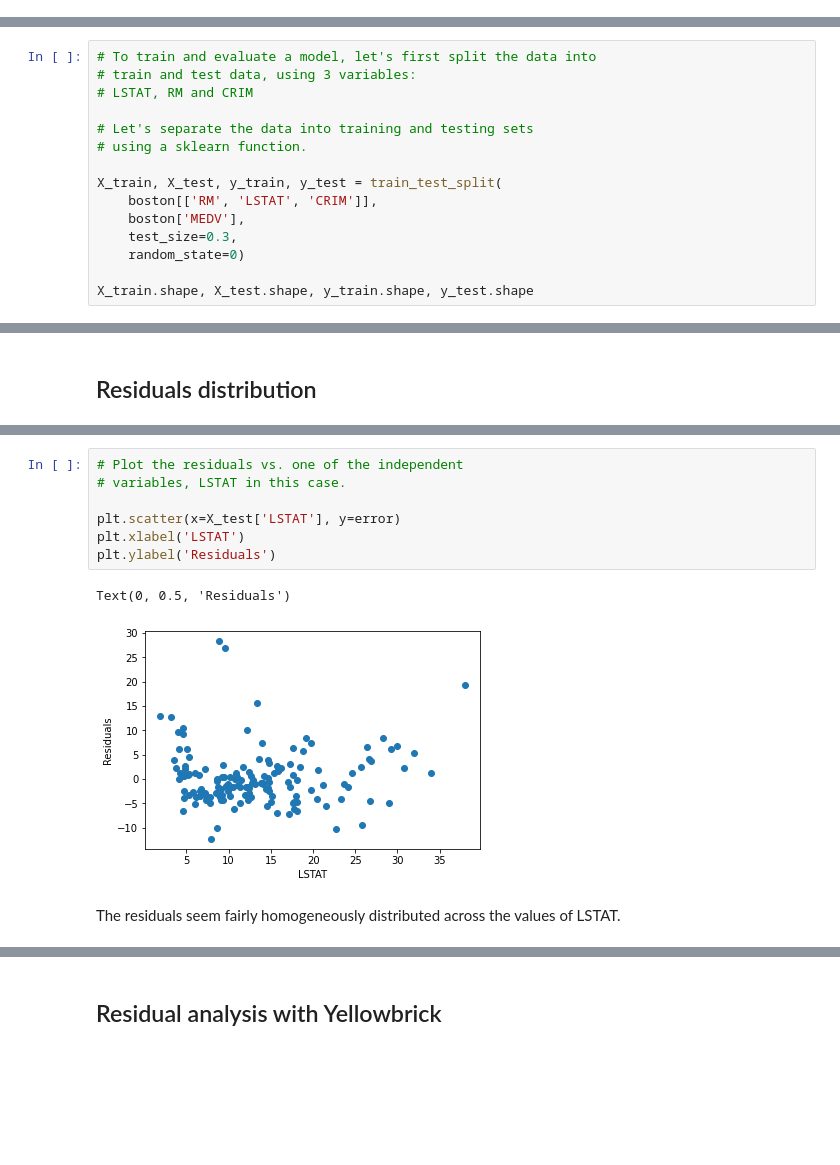
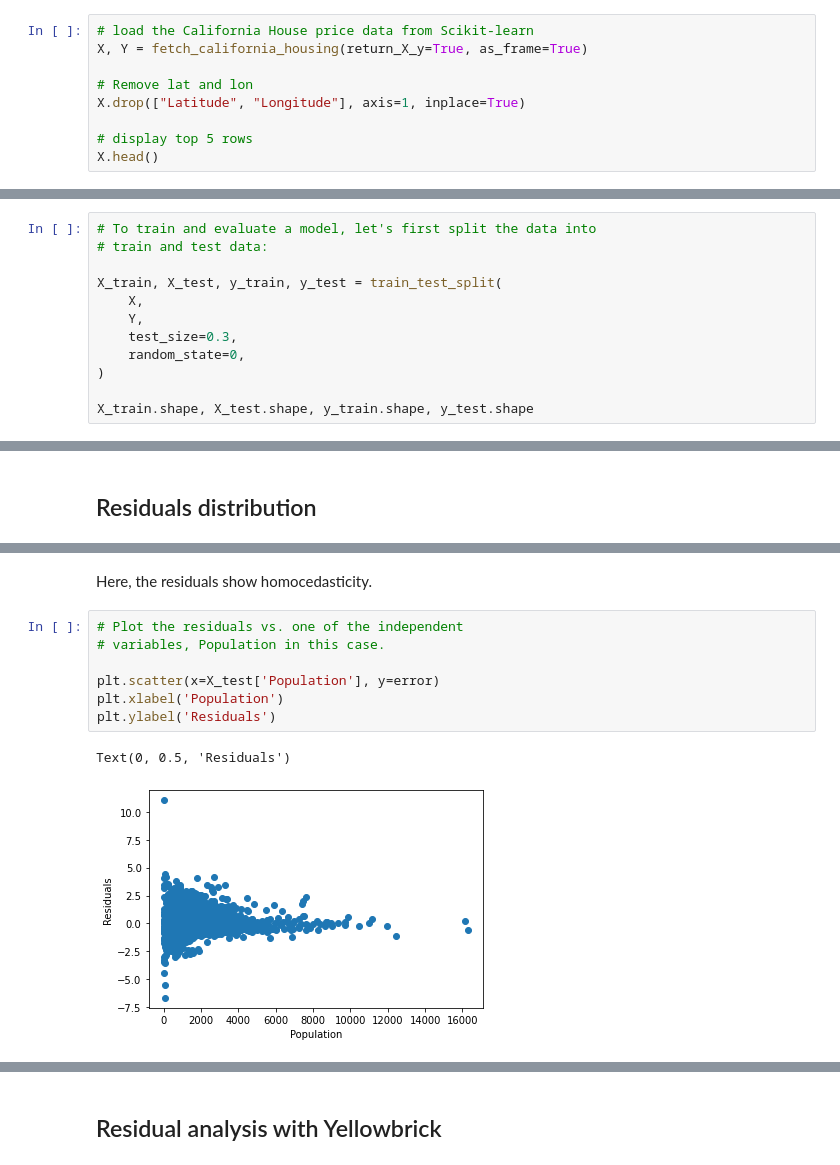
Before and after one commit to solegalli/feature-engineering-for-machine-learning, a Jupyter notebook: Section-03-Variable-Characteristics/03.4-Linear-Model-Assumptions.ipynb, the cells around one changed output, grey strips where cells are left out. Cells and saved outputs as stored; diff of their text form; blank space fills up the shorter version.

```diff
--- a/Section-03-Variable-Characteristics/03.4-Linear-Model-Assumptions.ipynb
+++ b/Section-03-Variable-Characteristics/03.4-Linear-Model-Assumptions.ipynb
@@ -151,0 +84,9 @@ Boston house prices dataset
+# %%
+# load the California House price data from Scikit-learn
+X, Y = fetch_california_housing(return_X_y=True, as_frame=True)
+
+# Remove lat and lon
+X.drop(["Latitude", "Longitude"], axis=1, inplace=True)
+
+# display top 5 rows
+X.head()
@@ -153,17 +108,14 @@ Boston house prices dataset
 ## Linear model
 # %%
 # To train and evaluate a model, let's first split the data into
-# train and test data, using 3 variables:
-# LSTAT, RM and CRIM
-
-# Let's separate the data into training and testing sets
-# using a sklearn function.
+# train and test data:
 
 X_train, X_test, y_train, y_test = train_test_split(
-    boston[['RM', 'LSTAT', 'CRIM']],
-    boston['MEDV'],
+    X,
+    Y,
     test_size=0.3,
-    random_state=0)
+    random_state=0,
+)
 
 X_train.shape, X_test.shape, y_train.shape, y_test.shape
 # %% [output]
@@ -257,12 +238,12 @@ But those escape the scope of this course. So for this demo, I will focus on res
+# %% [markdown]
+Here, the residuals show homocedasticity.
 # %%
 # Plot the residuals vs. one of the independent
-# variables, LSTAT in this case.
+# variables, Population in this case.
 
-plt.scatter(x=X_test['LSTAT'], y=error)
-plt.xlabel('LSTAT')
+plt.scatter(x=X_test['Population'], y=error)
+plt.xlabel('Population')
 plt.ylabel('Residuals')
 # %% [output]
 Text(0, 0.5, 'Residuals')
-[figure, old version]
+[figure, new version]
-# %% [markdown]
-The residuals seem fairly homogeneously distributed across the values of LSTAT.
```
Also changed, not shown: parts of 69 cells of this notebook, 7 other files.
